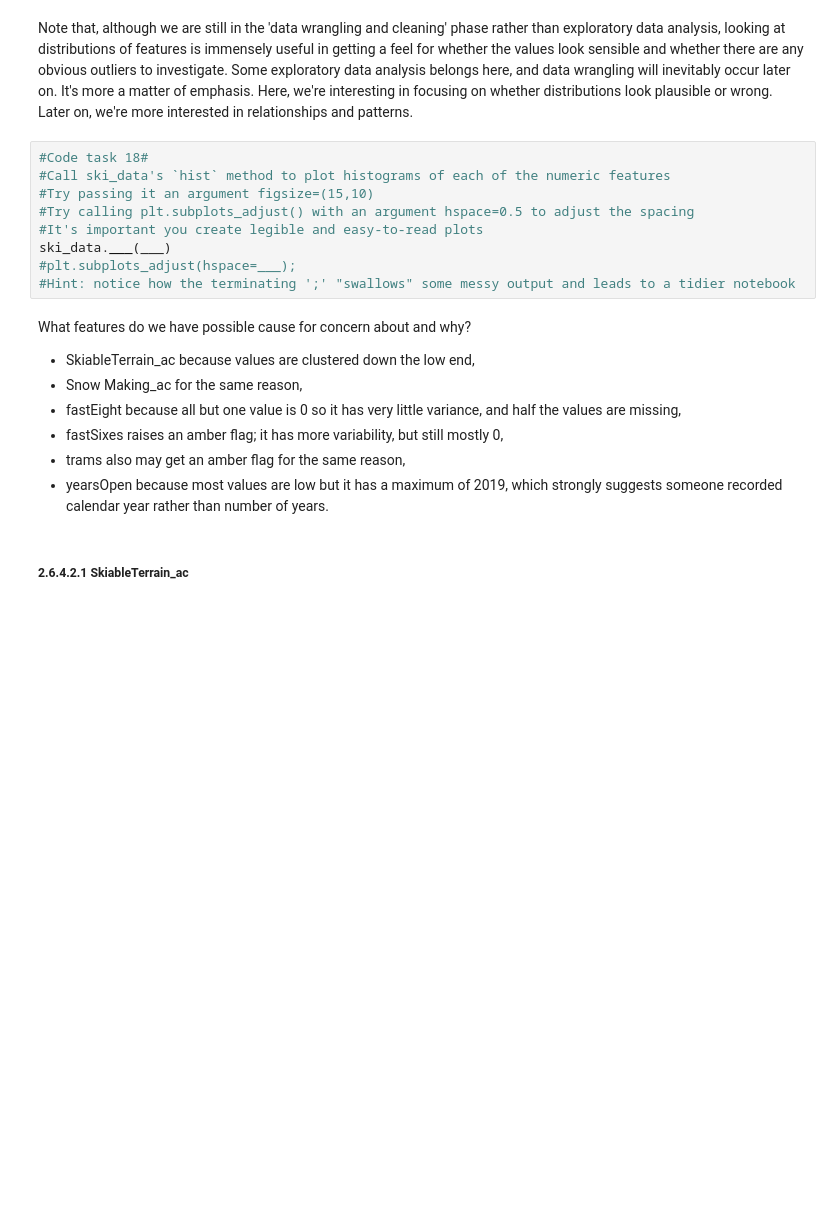
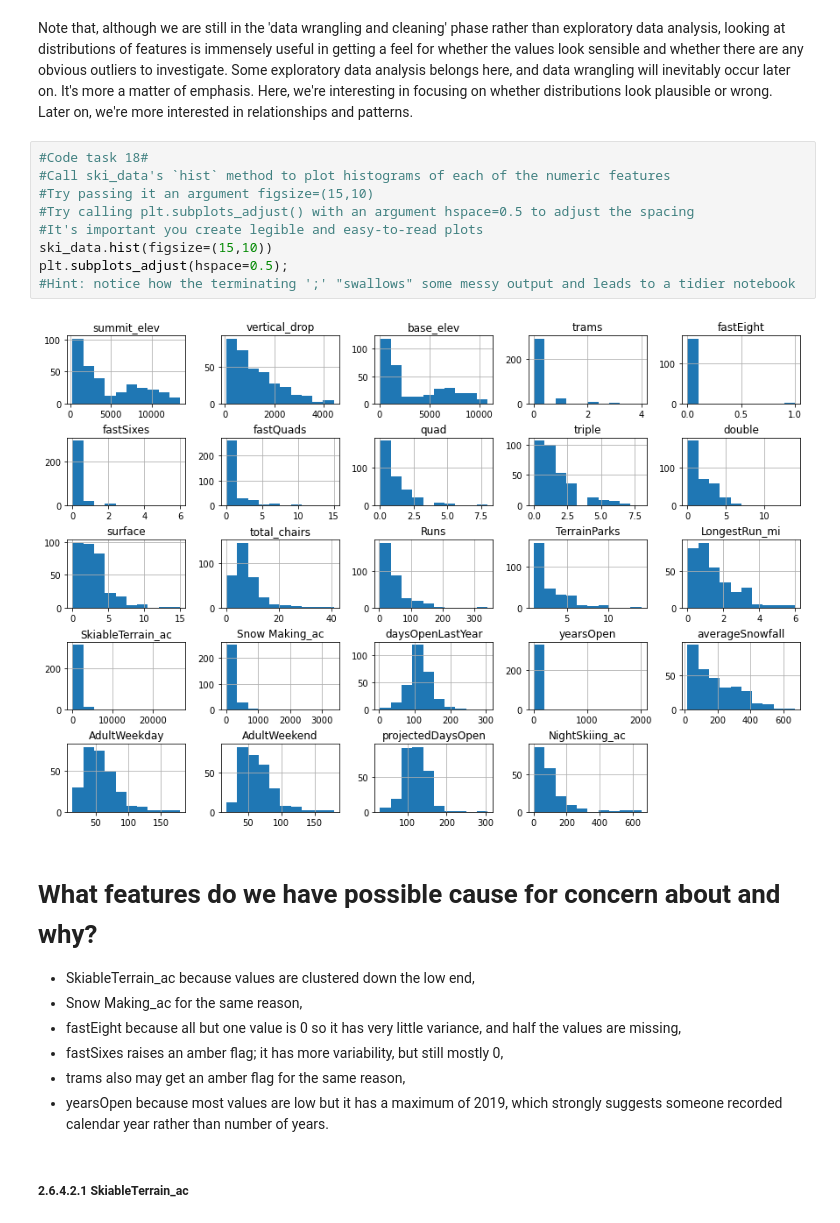
Before and after one commit to Kevin-Kwasnik/sb-capstone-1, a Jupyter notebook: Notebooks/02_data_wrangling.ipynb, the cells around one changed output. Saved outputs shown, nothing was run; the diff lists cells and outputs as text; blank space fills up the shorter version.

```diff
--- a/Notebooks/02_data_wrangling.ipynb
+++ b/Notebooks/02_data_wrangling.ipynb
@@ -479,14 +507,16 @@ Note that, although we are still in the 'data wrangling and cleaning' phase rath
 # %%
 #Code task 18#
 #Call ski_data's `hist` method to plot histograms of each of the numeric features
 #Try passing it an argument figsize=(15,10)
 #Try calling plt.subplots_adjust() with an argument hspace=0.5 to adjust the spacing
 #It's important you create legible and easy-to-read plots
-ski_data.___(___)
-#plt.subplots_adjust(hspace=___);
+ski_data.hist(figsize=(15,10))
+plt.subplots_adjust(hspace=0.5);
 #Hint: notice how the terminating ';' "swallows" some messy output and leads to a tidier notebook
+# %% [output]
+[figure, added]
 # %% [markdown]
-What features do we have possible cause for concern about and why?
+# What features do we have possible cause for concern about and why?
 
 * SkiableTerrain_ac because values are clustered down the low end,
 * Snow Making_ac for the same reason,
```
Also changed, not shown: parts of 15 cells of this notebook.
